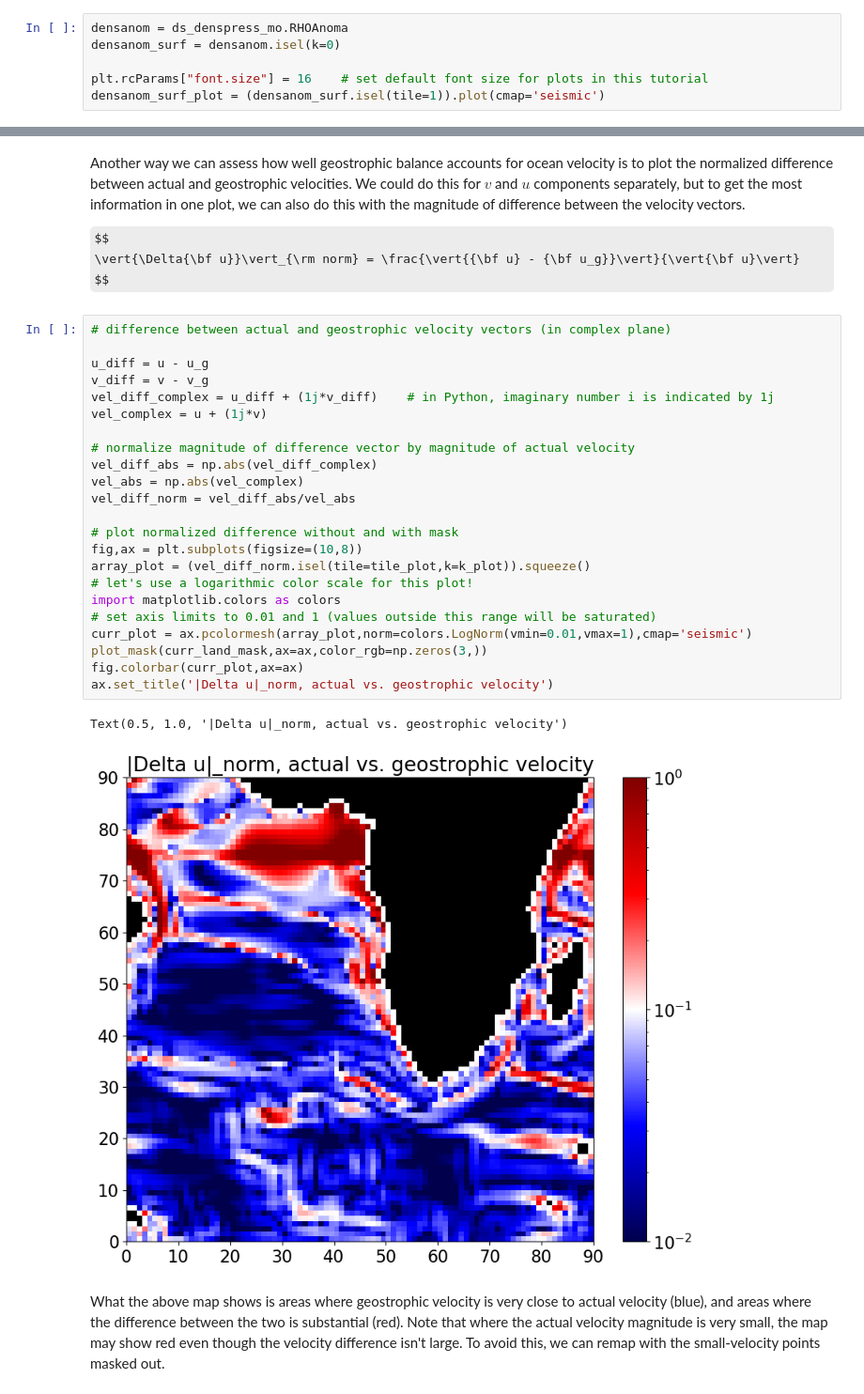
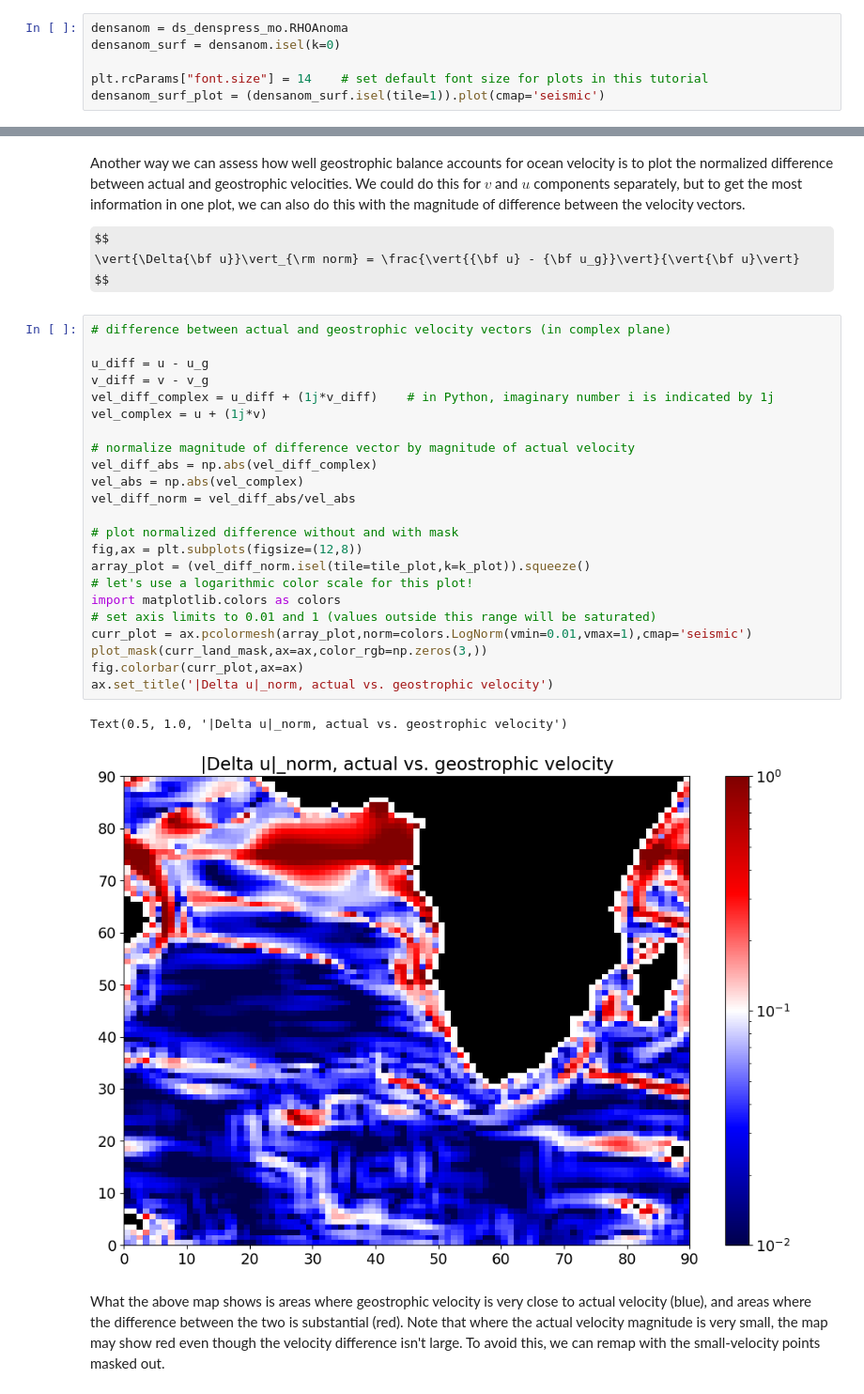
Before and after one commit to ECCO-GROUP/ECCO-v4-Python-Tutorial, a Jupyter notebook: Intro_to_PO_Tutorials/Geostrophic_balance.ipynb, the cells around one changed output, grey strips where cells are left out. Shown at 94% size. Drawn from its saved outputs; the diff is of its cells as text; some formulas as TeX source.

```diff
--- a/Intro_to_PO_Tutorials/Geostrophic_balance.ipynb
+++ b/Intro_to_PO_Tutorials/Geostrophic_balance.ipynb
@@ -251,6 +252,6 @@ Now let's plot density anomaly at the surface on a single tile. Python indexing
 densanom = ds_denspress_mo.RHOAnoma
 densanom_surf = densanom.isel(k=0)
 
-plt.rcParams["font.size"] = 16    # set default font size for plots in this tutorial
+plt.rcParams["font.size"] = 14    # set default font size for plots in this tutorial
 densanom_surf_plot = (densanom_surf.isel(tile=1)).plot(cmap='seismic')
 # %% [output]
@@ -839,29 +834,29 @@ $$
 # %%
 # difference between actual and geostrophic velocity vectors (in complex plane)
 
 u_diff = u - u_g
 v_diff = v - v_g
 vel_diff_complex = u_diff + (1j*v_diff)    # in Python, imaginary number i is indicated by 1j
 vel_complex = u + (1j*v)
 
 # normalize magnitude of difference vector by magnitude of actual velocity
 vel_diff_abs = np.abs(vel_diff_complex)
 vel_abs = np.abs(vel_complex)
 vel_diff_norm = vel_diff_abs/vel_abs
 
 # plot normalized difference without and with mask
-fig,ax = plt.subplots(figsize=(10,8))
+fig,ax = plt.subplots(figsize=(12,8))
 array_plot = (vel_diff_norm.isel(tile=tile_plot,k=k_plot)).squeeze()
 # let's use a logarithmic color scale for this plot!
 import matplotlib.colors as colors
 # set axis limits to 0.01 and 1 (values outside this range will be saturated)
 curr_plot = ax.pcolormesh(array_plot,norm=colors.LogNorm(vmin=0.01,vmax=1),cmap='seismic')
 plot_mask(curr_land_mask,ax=ax,color_rgb=np.zeros(3,))
 fig.colorbar(curr_plot,ax=ax)
 ax.set_title('|Delta u|_norm, actual vs. geostrophic velocity')
 # %% [output]
 Text(0.5, 1.0, '|Delta u|_norm, actual vs. geostrophic velocity')
-[figure, old version]
+[figure, new version]
 # %% [markdown]
 What the above map shows is areas where geostrophic velocity is very close to actual velocity (blue), and areas where the difference between the two is substantial (red). Note that where the actual velocity magnitude is very small, the map may show red even though the velocity difference isn't large. To avoid this, we can remap with the small-velocity points masked out.
 # %%
```
Also changed, not shown: parts of 21 cells of this notebook.
